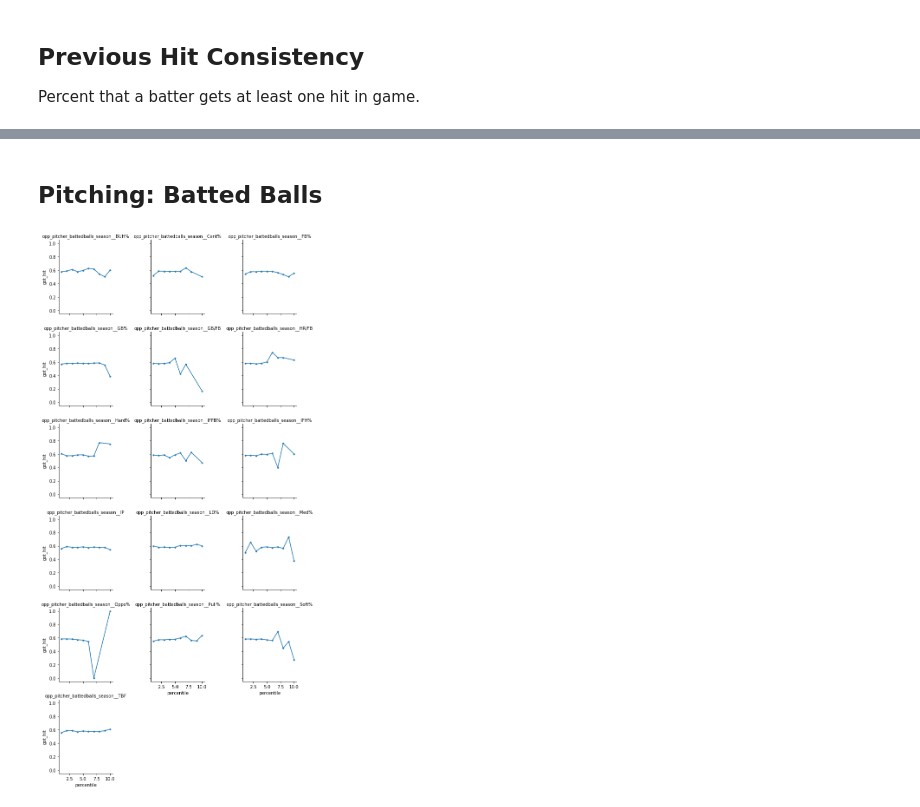
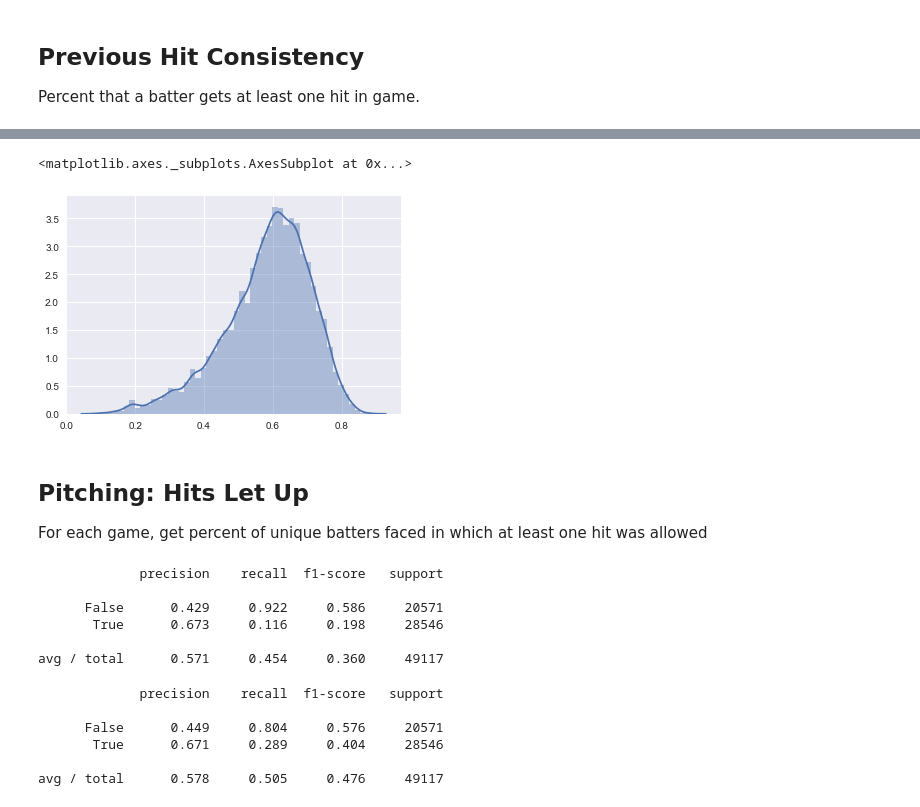
Before and after one commit to spelkey1/bts, a Jupyter notebook: analysis_main.ipynb, the cells around one changed output, grey strips where cells are left out. Drawn from its saved outputs; the diff is of its cells as text; code cells hidden in the pictures.

```diff
--- a/analysis_main.ipynb
+++ b/analysis_main.ipynb
@@ -308,4 +212,7 @@ avg / total      0.576     0.563     0.566     51148
+# %%
+sns.distplot(dev_probs)
+# %% [output]
+<matplotlib.axes._subplots.AxesSubplot at 0x...>
+[figure, added]
 # %%
 df.to_csv('data/analysis_2_.csv', index = False)
-# %% [markdown]
-## Pitching: Batted Balls
@@ -325,0 +219,3 @@ df.fillna(-1, inplace = True)
+# %% [markdown]
+## Pitching: Hits Let Up
+For each game, get percent of unique batters faced in which at least one hit was allowed
@@ -326,5 +346,30 @@ df.fillna(-1, inplace = True)
 # %%
-features = [x for x in df.columns if x.startswith(f_set)]
-rate_histogram(df, features)
+features = [x for x in df.columns if x not in not_features]
+rfc = RandomForestClassifier(n_estimators=100,
+                             min_samples_split=10,
+                             max_features=None,
+                             class_weight='balanced')
+dev_probs, rfc = train_model(df, rfc, features)
-# %% [output]
-[figure, removed]
+# %%
+# just one percentage point
+m = df.model_set == 'dev'
+thresh = np.percentile(dev_probs, 90)
+print(metrics.classification_report(y_pred=(dev_probs >= thresh), y_true=df[m]['got_hit'], digits = 3))
+# %% [output]
+             precision    recall  f1-score   support
+
+      False      0.429     0.922     0.586     20571
+       True      0.673     0.116     0.198     28546
+
+avg / total      0.571     0.454     0.360     49117
+# %%
+m = df.model_set == 'dev'
+thresh = np.percentile(dev_probs, 75)
+print(metrics.classification_report(y_pred=(dev_probs >= thresh), y_true=df[m]['got_hit'], digits = 3))
+# %% [output]
+             precision    recall  f1-score   support
+
+      False      0.449     0.804     0.576     20571
+       True      0.671     0.289     0.404     28546
+
+avg / total      0.578     0.505     0.476     49117
```
Also changed, not shown: parts of 36 cells of this notebook, 4 other files.
